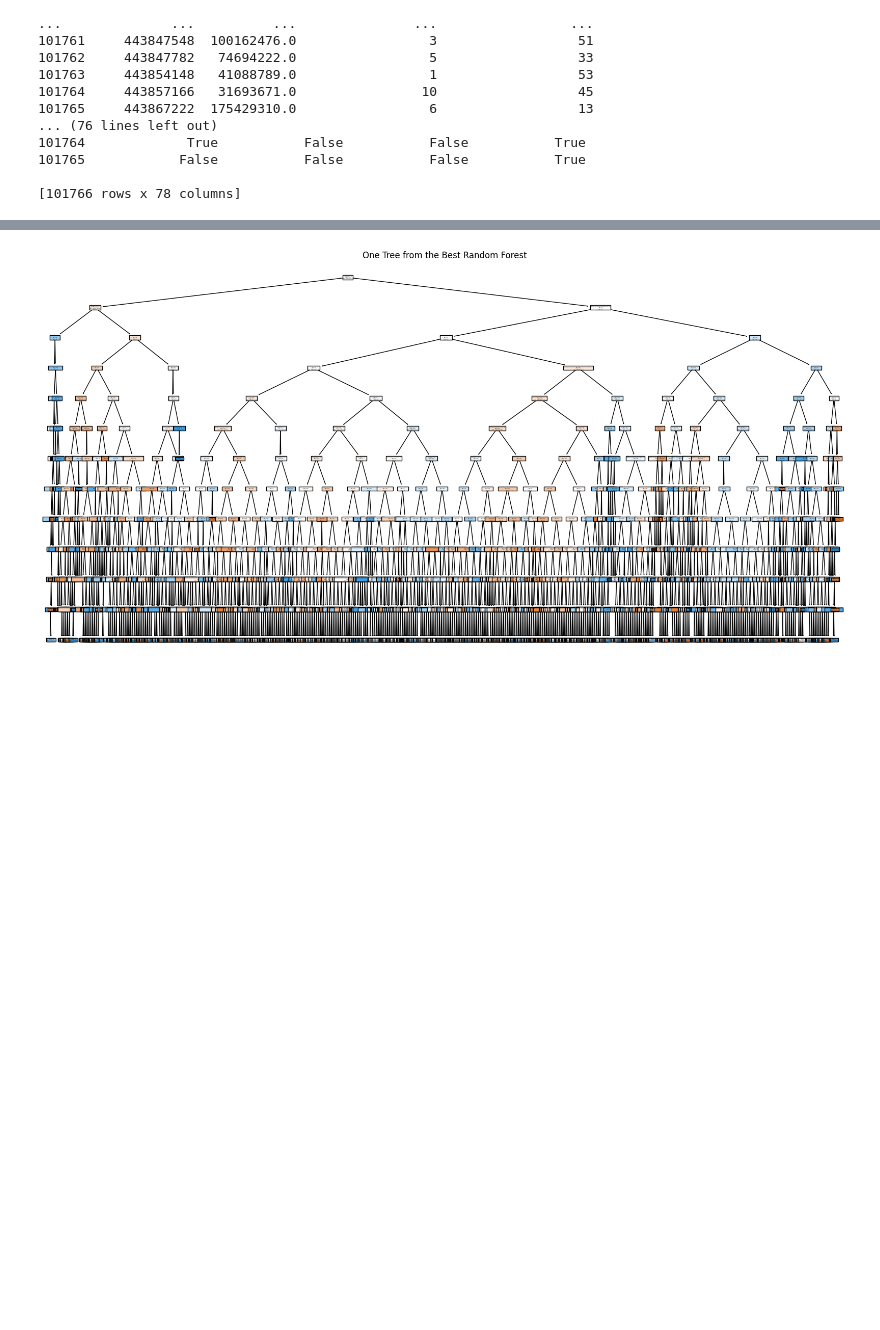
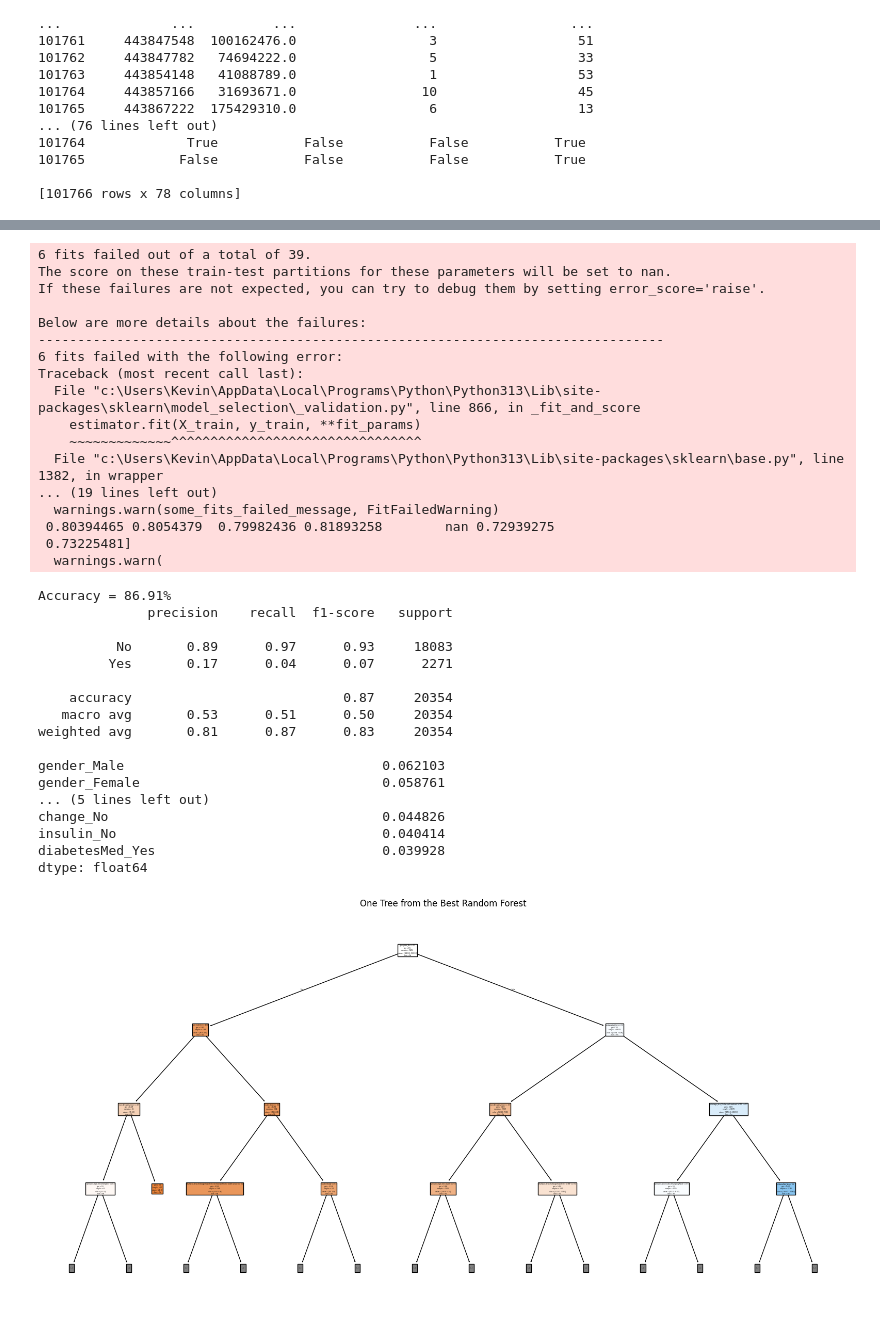
Before and after one commit to kevo-1/Hospital-Readmission-Prediction, a Jupyter notebook: NoteBooks/main.ipynb, the cells around one changed output, grey strips where cells are left out. Cells and saved outputs as stored; diff of their text form; code cells hidden in the pictures; blank space fills up the shorter version.

Commit message:
Random forest testing
Added Documentation of the steps used in the random forest

```diff
--- a/NoteBooks/main.ipynb
+++ b/NoteBooks/main.ipynb
@@ -450,44 +450,57 @@ print(data)
 [101766 rows x 78 columns]
 # %%
 from sklearn.ensemble import RandomForestClassifier
-from sklearn.model_selection import RandomizedSearchCV
+from sklearn.model_selection import train_test_split, RandomizedSearchCV
 from sklearn.metrics import accuracy_score, classification_report
 from sklearn.tree import plot_tree
+from imblearn.over_sampling import SMOTE
 import matplotlib.pyplot as plt
+import pandas as pd
 import numpy as np
 
+# Prepare features and labels
 X = data.drop(['readmitted_<30', 'readmitted_>30', 'readmitted_NO', 'patient_nbr', 'encounter_id'], axis=1)
 Y = data['readmitted_<30']
 
-x_train, x_test, y_train, y_test = train_test_split(X, Y, test_size=0.2, random_state=42)
+# Split the dataset (use stratify if highly imbalanced)
+x_train, x_test, y_train, y_test = train_test_split(X, Y, test_size=0.2, random_state=42, stratify=Y)
 
+# Apply SMOTE to training data
+sm = SMOTE(random_state=42)
+x_train_res, y_train_res = sm.fit_resample(x_train, y_train)
+
+# Define hyperparameter grid
 param_dist = {
-    'n_estimators': [50, 100, 200],
-    'max_depth': [6, 8, 12],
+    'n_estimators': [200, 300, 400],
+    'max_depth': [i for i in range(9)],
     'class_weight': ['balanced']
 }
 
+# Initialize and search
 rf = RandomForestClassifier(random_state=42)
+#rf = RandomForestClassifier(random_state=42, n_estimators=400, max_depth=4, class_weight='balanced')
 
-random_search = RandomizedSearchCV(estimator=rf, param_distributions=param_dist, n_iter=9, cv=3,
-                                   scoring='accuracy', n_jobs=-1, random_state=42, verbose=1)
+random_search = RandomizedSearchCV(estimator=rf, param_distributions=param_dist, n_iter=13, cv=3, scoring='recall', n_jobs=-1, random_state=42, verbose=1)
 
-random_search.fit(x_train, y_train)
+random_search.fit(x_train_res, y_train_res)
 
-print(f'Best parameters found: {random_search.best_params_}')
+#print(f'Best parameters found: {random_search.best_params_}')
 
+# Evaluate
+#best_rf = random_search.best_estimator_
 best_rf = random_search.best_estimator_
-
 y_pred = best_rf.predict(x_test)
 
 print(f'Accuracy = {accuracy_score(y_test, y_pred) * 100:.2f}%')
 print(classification_report(y_test, y_pred, target_names=['No', 'Yes']))
 
+# Feature importances
 importances = pd.Series(best_rf.feature_importances_, index=X.columns)
 print(importances.sort_values(ascending=False).head(10))
 
+# Tree visualization
 plt.figure(figsize=(20, 10))
-plot_tree(best_rf.estimators_[0], feature_names=X.columns, class_names=['No', 'Yes'], filled=True)
+plot_tree(best_rf.estimators_[0], feature_names=X.columns, class_names=['No', 'Yes'], filled=True, max_depth=3)
 plt.title("One Tree from the Best Random Forest")
 plt.show()
 # %% [output]
@@ -511,4 +508,38 @@ dtype: float64
+6 fits failed out of a total of 39.
+The score on these train-test partitions for these parameters will be set to nan.
+If these failures are not expected, you can try to debug them by setting error_score='raise'.
+
+Below are more details about the failures:
+--------------------------------------------------------------------------------
+6 fits failed with the following error:
+Traceback (most recent call last):
+  File "c:\Users\Kevin\AppData\Local\Programs\Python\Python313\Lib\site-packages\sklearn\model_selection\_validation.py", line 866, in _fit_and_score
+    estimator.fit(X_train, y_train, **fit_params)
+    ~~~~~~~~~~~~~^^^^^^^^^^^^^^^^^^^^^^^^^^^^^^^^
+  File "c:\Users\Kevin\AppData\Local\Programs\Python\Python313\Lib\site-packages\sklearn\base.py", line 1382, in wrapper
+... (19 lines left out)
+  warnings.warn(some_fits_failed_message, FitFailedWarning)
+ 0.80394465 0.8054379  0.79982436 0.81893258        nan 0.72939275
+ 0.73225481]
+  warnings.warn(
+Accuracy = 86.91%
+              precision    recall  f1-score   support
+
+          No       0.89      0.97      0.93     18083
+         Yes       0.17      0.04      0.07      2271
+
+    accuracy                           0.87     20354
+   macro avg       0.53      0.51      0.50     20354
+weighted avg       0.81      0.87      0.83     20354
+
+gender_Male                                 0.062103
+gender_Female                               0.058761
+... (5 lines left out)
+change_No                                   0.044826
+insulin_No                                  0.040414
+diabetesMed_Yes                             0.039928
+dtype: float64
-[figure, old version]
+[figure, new version]
 # %%
 from sklearn.preprocessing import MinMaxScaler
 from sklearn.neighbors import KNeighborsClassifier
```
Also changed, not shown: parts of 2 cells of this notebook, 1 other file.
